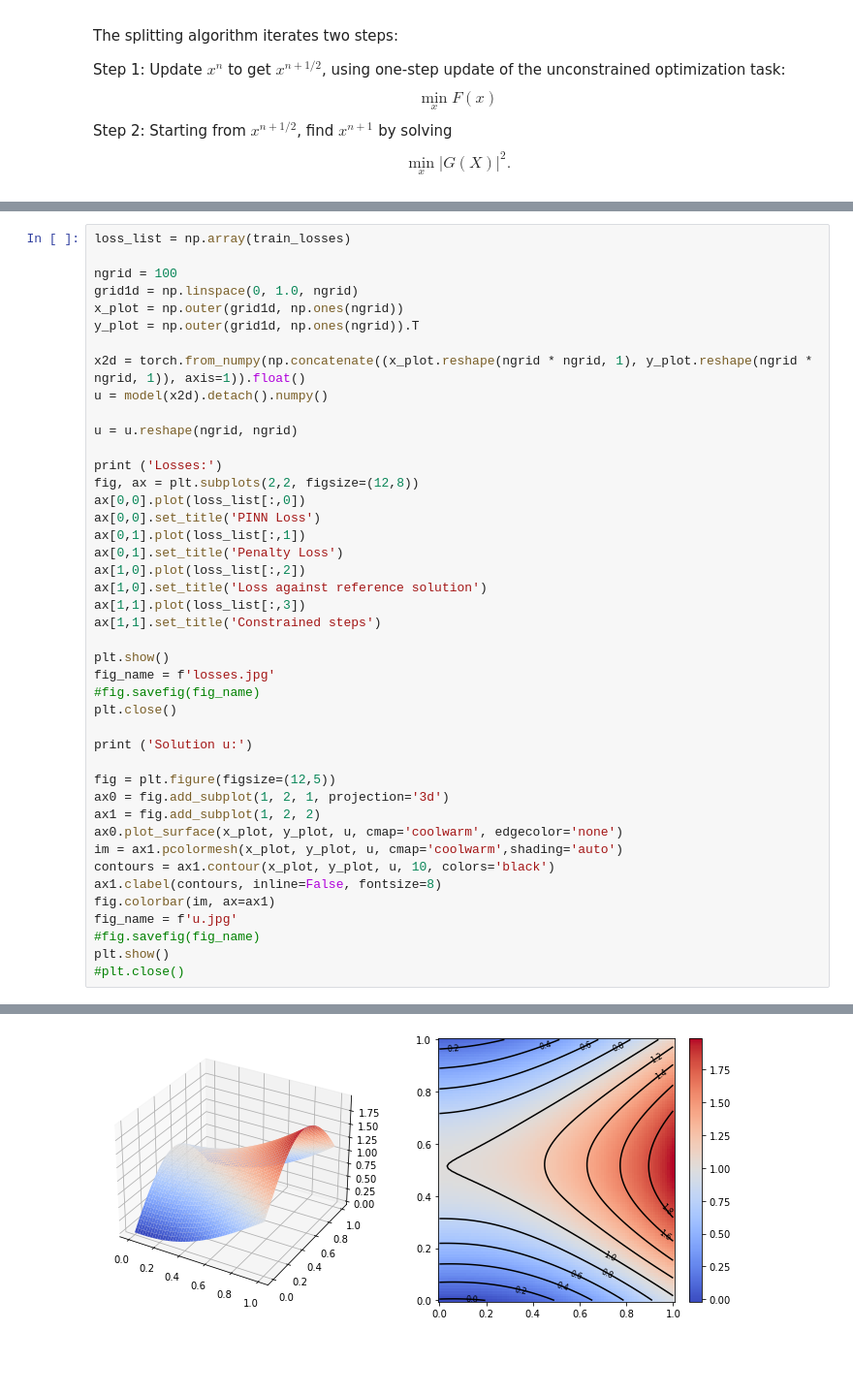
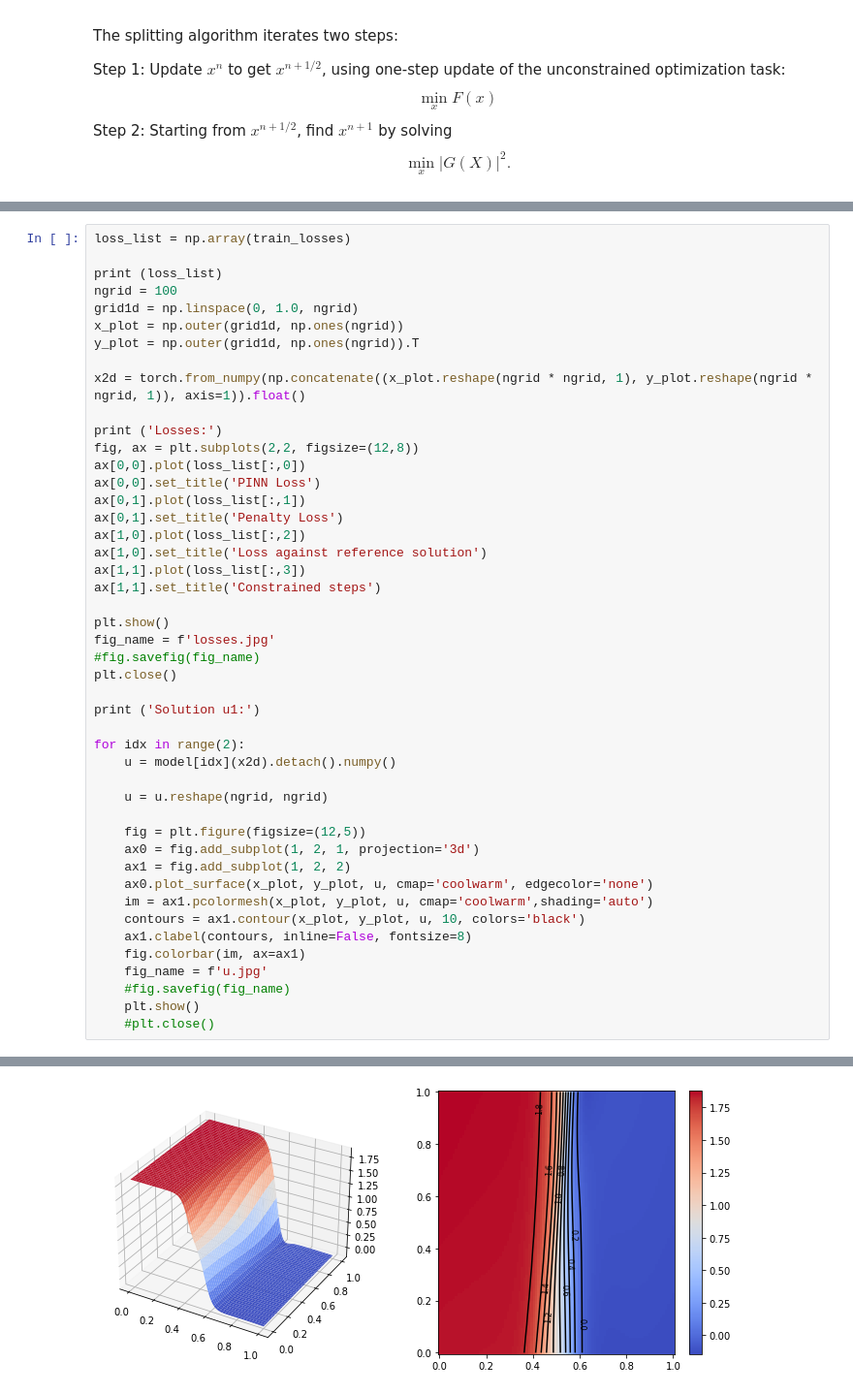
Before and after one commit to zwpku/learning-with-constraints, a Jupyter notebook: splitting_scheme.ipynb, the cells around one changed output, grey strips where cells are left out. Shown at 97% size. Drawn from its saved outputs; the diff is of its cells as text; blank space fills up the shorter version.

```diff
--- a/splitting_scheme.ipynb
+++ b/splitting_scheme.ipynb
@@ -170,15 +177,13 @@ training starts, 200 iterations in total.
 # %%
 loss_list = np.array(train_losses)
 
+print (loss_list)
 ngrid = 100
 grid1d = np.linspace(0, 1.0, ngrid)
 x_plot = np.outer(grid1d, np.ones(ngrid))
 y_plot = np.outer(grid1d, np.ones(ngrid)).T
 
 x2d = torch.from_numpy(np.concatenate((x_plot.reshape(ngrid * ngrid, 1), y_plot.reshape(ngrid * ngrid, 1)), axis=1)).float()
-u = model(x2d).detach().numpy()
-
-u = u.reshape(ngrid, ngrid)
 
 print ('Losses:')
 fig, ax = plt.subplots(2,2, figsize=(12,8))
@@ -196,18 +201,23 @@ fig_name = f'losses.jpg'
 #fig.savefig(fig_name)
 plt.close()
 
-print ('Solution u:')
+print ('Solution u1:')
 
-fig = plt.figure(figsize=(12,5))
-ax0 = fig.add_subplot(1, 2, 1, projection='3d')
-ax1 = fig.add_subplot(1, 2, 2)
-ax0.plot_surface(x_plot, y_plot, u, cmap='coolwarm', edgecolor='none')
-im = ax1.pcolormesh(x_plot, y_plot, u, cmap='coolwarm',shading='auto')
-contours = ax1.contour(x_plot, y_plot, u, 10, colors='black')
-ax1.clabel(contours, inline=False, fontsize=8)
-fig.colorbar(im, ax=ax1)
-fig_name = f'u.jpg'
-#fig.savefig(fig_name)
-plt.show()
-#plt.close()
+for idx in range(2):
+    u = model[idx](x2d).detach().numpy()
+
+    u = u.reshape(ngrid, ngrid)
+
+    fig = plt.figure(figsize=(12,5))
+    ax0 = fig.add_subplot(1, 2, 1, projection='3d')
+    ax1 = fig.add_subplot(1, 2, 2)
+    ax0.plot_surface(x_plot, y_plot, u, cmap='coolwarm', edgecolor='none')
+    im = ax1.pcolormesh(x_plot, y_plot, u, cmap='coolwarm',shading='auto')
+    contours = ax1.contour(x_plot, y_plot, u, 10, colors='black')
+    ax1.clabel(contours, inline=False, fontsize=8)
+    fig.colorbar(im, ax=ax1)
+    fig_name = f'u.jpg'
+    #fig.savefig(fig_name)
+    plt.show()
+    #plt.close()
 # %% [output]
@@ -217 +234 @@ Solution u:
-[figure, old version]
+[figure, new version]
```
Also changed, not shown: parts of 5 cells of this notebook, 8 other files.
